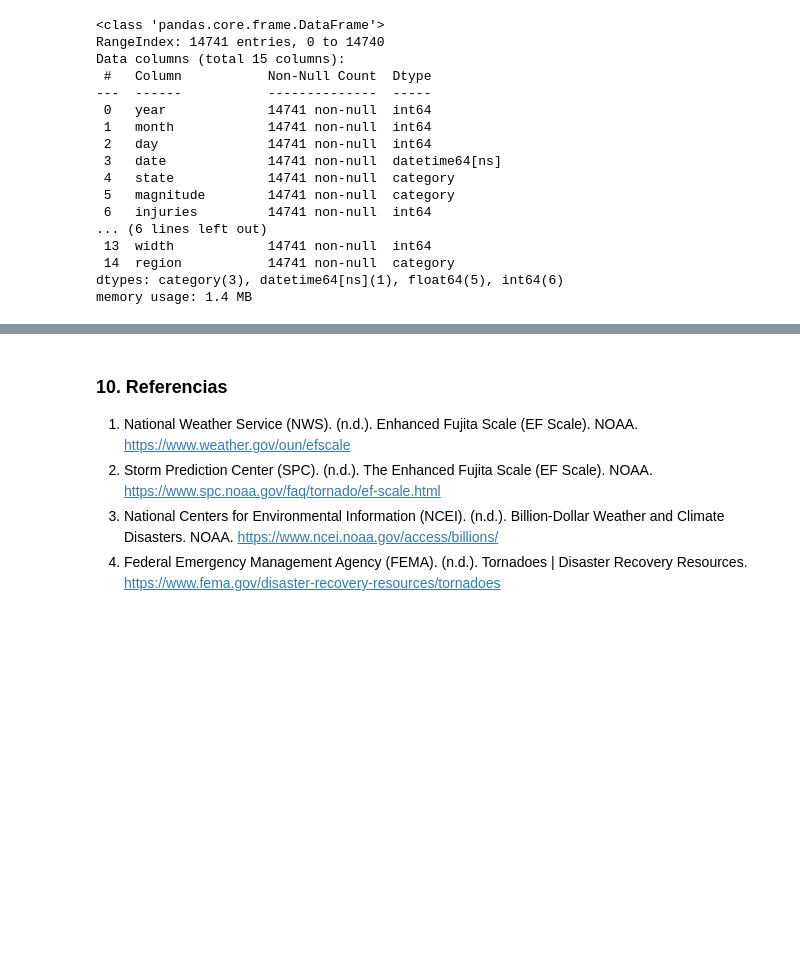
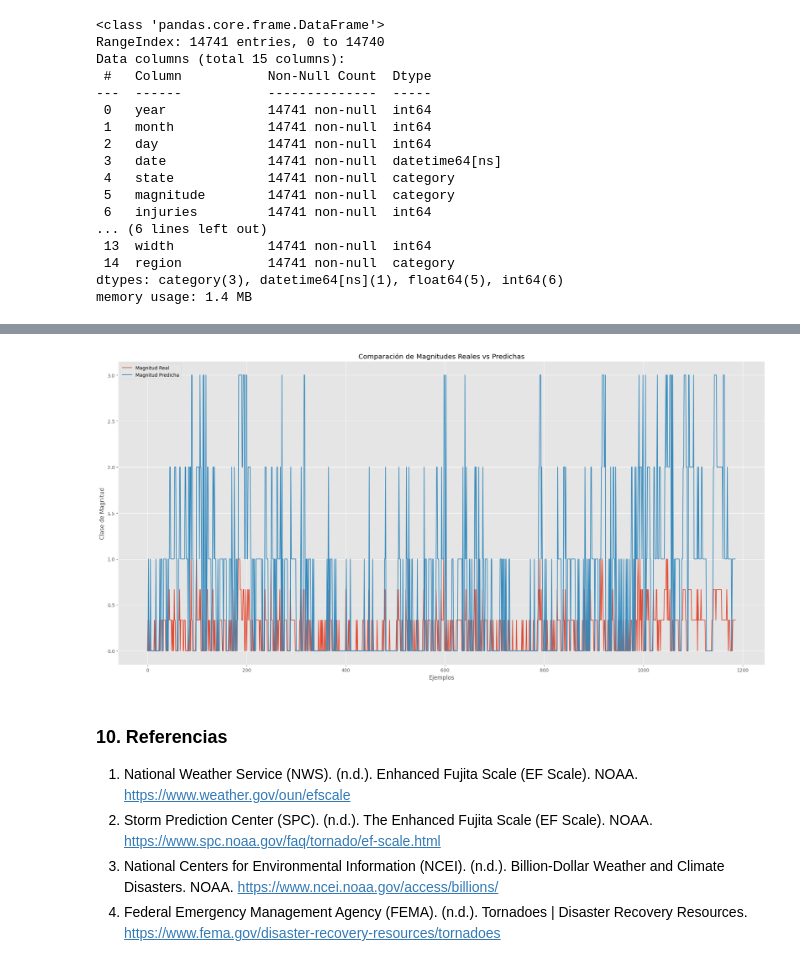
Before and after one commit to lab2077/4geeks_final_project, a Jupyter notebook: src/tornadoes_predictor.ipynb, the cells around one changed output, grey strips where cells are left out. Drawn from its saved outputs; the diff is of its cells as text; code cells hidden in the pictures; blank space fills up the shorter version.

```diff
--- a/src/tornadoes_predictor.ipynb
+++ b/src/tornadoes_predictor.ipynb
@@ -267,7 +269,7 @@ df_raw.sample(10, random_state=2025)
 # %%
 df_baking = df_raw.copy()
 df_baking = df_baking[df_baking['date'] > "2007-01-31"] #Tomamos la data de Febrero 2007 en adelante
-df_baking = df_baking[df_baking['mag'] != -9] #Eliminamos filas sin magnitud
+df_baking = df_baking[(df_baking['mag'] != -9) & (df_baking['mag'] != 5) & (df_baking['mag'] !=4)] #Eliminamos filas sin magnitud y magnitud 4 y 5
 df_baking = df_baking[(df_baking['st'] != 'VI') & (df_baking['st'] != 'DC')] #Eliminamos outliers de Estado
 df_baking = df_baking[(df_baking['len'] != 0) & (df_baking['wid'] != 0) & (df_baking["elat"] != 0)] ##Eliminamos filas sin trayecto o ancho conocidos
 df_baking.drop_duplicates(inplace=True) #Eliminamos filas duplicadas
@@ -502,3 +567 @@ Model: "sequential_8"
  Non-trainable params: 0 (0.00 B)
-# %%
-y_hat = lstm_tornado.fit(X_train, y_train, epochs=20, batch_size=32, validation_data=(X_val, y_val))
@@ -552,0 +568,20 @@ https://www.fema.gov/disaster-recovery-resources/tornadoes
+# %%
+# Compilar el modelo
+lstm_tornado.compile(optimizer='adam',
+                     loss='sparse_categorical_crossentropy',  # Usamos sparse_categorical_crossentropy para etiquetas enteras
+                     metrics=['accuracy'])
+# %%
+# Definir el callback de EarlyStopping
+early_stop = EarlyStopping(monitor='val_loss',
+                           patience=10,  # Esperar hasta 10 épocas sin mejora antes de detener el entrenamiento
+                           restore_best_weights=True)  # Restaurar los mejores pesos al final del entrenamiento
+
+# Entrenamos el modelo con los pesos de clase
+y_hat = lstm_tornado.fit(
+    X_train, y_train_cat,
+    epochs=20,
+    batch_size=32,
+    validation_data=(X_val, y_val_cat),
+    callbacks=[early_stop],
+    class_weight=class_weight_dict  # Aquí pasamos los pesos de clase
+)
@@ -552,0 +664,18 @@ https://www.fema.gov/disaster-recovery-resources/tornadoes
+# %%
+# Predicciones sobre el conjunto de test
+predicciones = lstm_tornado.predict(X_test)
+
+# Convertir predicciones probabilísticas a clases
+y_pred_classes = np.argmax(predicciones, axis=1)
+
+# Crear el gráfico
+plt.figure(figsize=(20, 10))
+plt.plot(y_test, label='Magnitud Real')
+plt.plot(y_pred_classes, label='Magnitud Predicha')
+plt.title('Comparación de Magnitudes Reales vs Predichas')
+plt.xlabel('Ejemplos')
+plt.ylabel('Clase de Magnitud')
+plt.legend()
+plt.tight_layout()
+plt.show()
+# %% [output]
@@ -553,3 +683,4 @@ https://www.fema.gov/disaster-recovery-resources/tornadoes
+[figure, added]
 # %% [markdown]
 ### 10. Referencias
 
```
Also changed, not shown: parts of 17 cells of this notebook.
